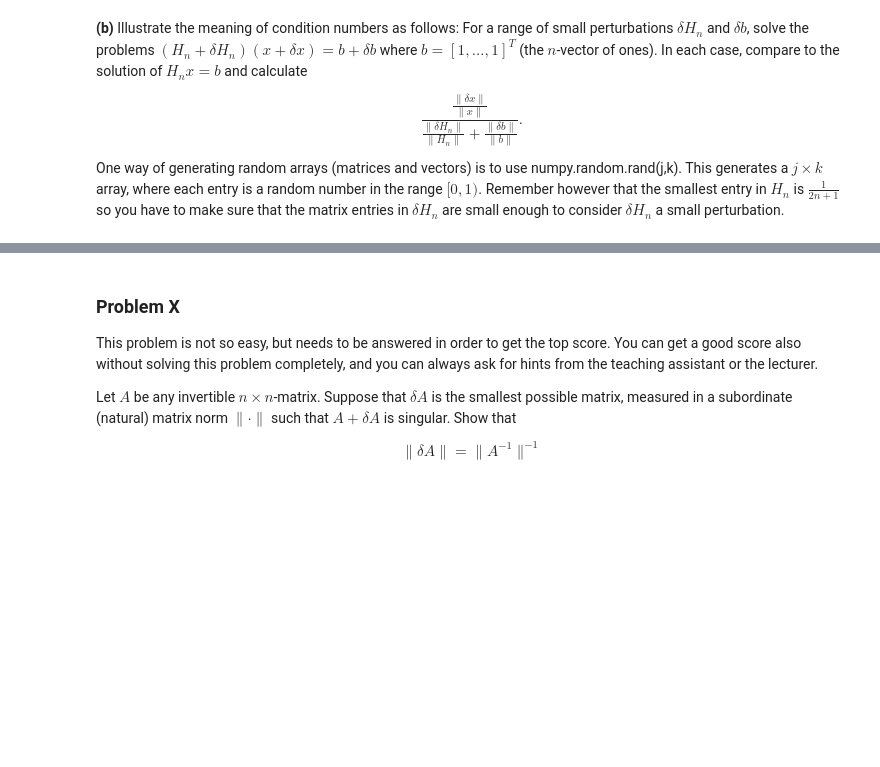
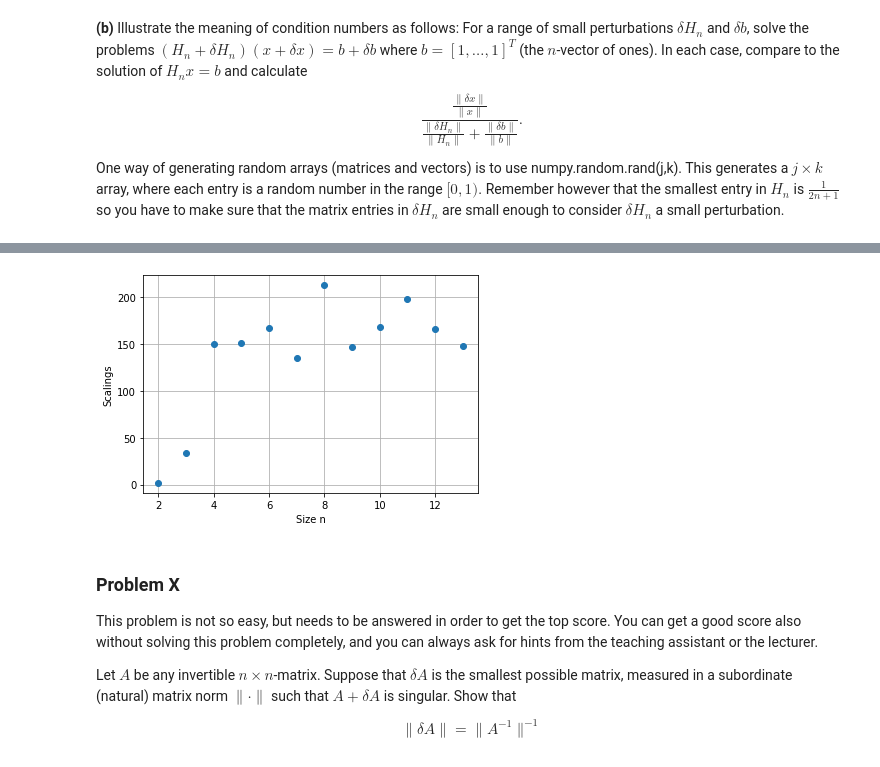
Before and after one commit to odinase/TMA4215_numerical_mathematics, a Jupyter notebook: Project 1_handout.ipynb, the cells around one changed output, grey strips where cells are left out. Drawn from its saved outputs; the diff is of its cells as text; code cells hidden in the pictures; blank space fills up the shorter version.

```diff
--- a/Project 1_handout.ipynb
+++ b/Project 1_handout.ipynb
@@ -219,30 +230,46 @@ One way of generating random arrays (matrices and vectors) is to use numpy.rando
 import numpy as np
 from scipy.linalg import hilbert
 
-n = 4
-trials = 5
-scale = 1e-2
+n_start = 2
+n_stop = 13
+trials = 1
+scale = 0.01
 
-b = np.ones((n, trials))
-Hn = hilbert(n)
-Hn_min = 1/(2*n + 1)
-delta_Hn = (np.random.rand(Hn.shape[0], Hn.shape[1])*2 - 1)*Hn_min*scale # Rand gives [0, 1), so scales the interval to [-scale/(2n + 1), scale/(2n + 1))
-delta_bn = (np.random.rand(b.shape[0], b.shape[1])*2 - 1)*scale
+bs = []
+dbs = []
+Hs = []
+dHs = []
+xs = []
+dxs = []
+scalings = []
+ns = list(range(n_start, n_stop + 1))
 
-print("Test solution:")
-x = np.linalg.solve(Hn, b)
-print("Hx = b\nwith Hn:\n", Hn, "\nb:\n", b, "\ngives x:\n", x)
-print("\n\nCompare with\n")
-x_plus_delta_x = np.linalg.solve(Hn + delta_Hn, b + delta_bn)
-print("(H + dH)(x + dx) = b + db\nwith H + dH:\n", Hn + delta_Hn, "\nb + db:\n", b + delta_bn, "\ngives x:\n", x_plus_delta_x)
-delta_x = x_plus_delta_x - x
-print("delta_x:\n", delta_x)
+for n in ns:
+    b = np.ones((n, trials))
+    bs.append(b)
+    Hn = hilbert(n)
+    Hs.append(Hn)
+    Hn_min = 1/(2*n + 1)
+    delta_Hn = (np.random.rand(Hn.shape[0], Hn.shape[1])*2 - 1)*Hn_min*scale # Rand gives [0, 1), so scales the interval to [-scale/(2n + 1), scale/(2n + 1))
+    dHs.append(delta_Hn)
+    delta_bn = (np.random.rand(b.shape[0], b.shape[1])*2 - 1)*scale
+    dbs.append(delta_bn)
 
-print("\n\n#########################\n")
-print("Compare with 1-norm:")
+    x = np.linalg.solve(Hn, b)
+    xs.append(x)
+    x_plus_delta_x = np.linalg.solve(Hn + delta_Hn, b + delta_bn)
+    delta_x = x_plus_delta_x - x
+    dxs.append(delta_x)
 
-nominator = np.linalg.norm(delta_x, 1, axis=0) / np.linalg.norm(x, 1, axis=0)
-denominator = np.linalg.norm(delta_Hn, 1) / np.linalg.norm(Hn, 1) + np.linalg.norm(delta_bn, 1, axis=0) / np.linalg.norm(b, 1, axis=0)
-print("scalings:\n", nominator / denominator)
-print("2-norm of delta_x:\n", np.linalg.norm(delta_x, axis=0))
+    nominator = np.linalg.norm(delta_x, 1, axis=0) / np.linalg.norm(x, 1, axis=0)
+    denominator = np.linalg.norm(delta_Hn, 1) / np.linalg.norm(Hn, 1) + np.linalg.norm(delta_bn, 1, axis=0) / np.linalg.norm(b, 1, axis=0)
+    scaling = (nominator / denominator)[0]
+    scalings.append(scaling)
+
+fig, ax = plt.subplots()
+ax.plot(ns, scalings, 'o')
+ax.set_ylabel('Scalings')
+ax.set_xlabel('Size n')
+ax.grid()
+plt.show()
 # %% [output]
@@ -266,3 +293,4 @@ scalings:
+[figure, added]
 # %% [markdown]
 ### Problem X
 This problem is not so easy, but needs to be answered in order to get the top score. You can get a good score also without solving this problem completely, and you can always ask for hints from the teaching assistant or the lecturer.
```
Also changed, not shown: parts of 3 cells of this notebook.
